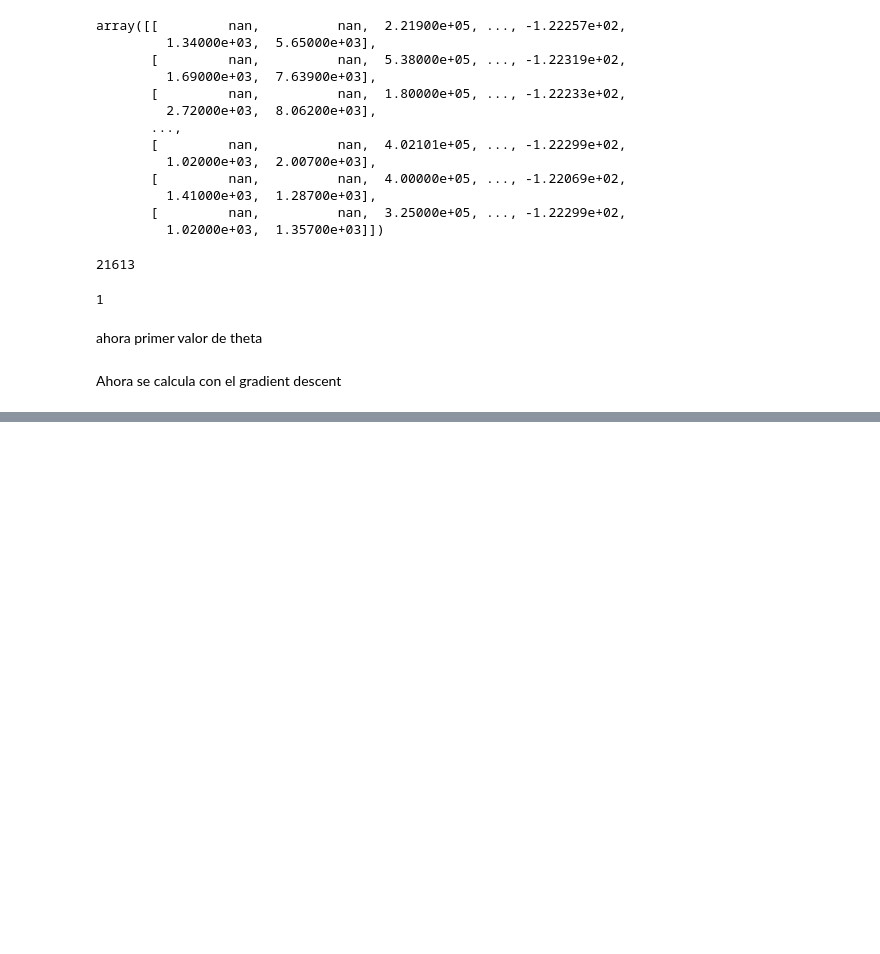
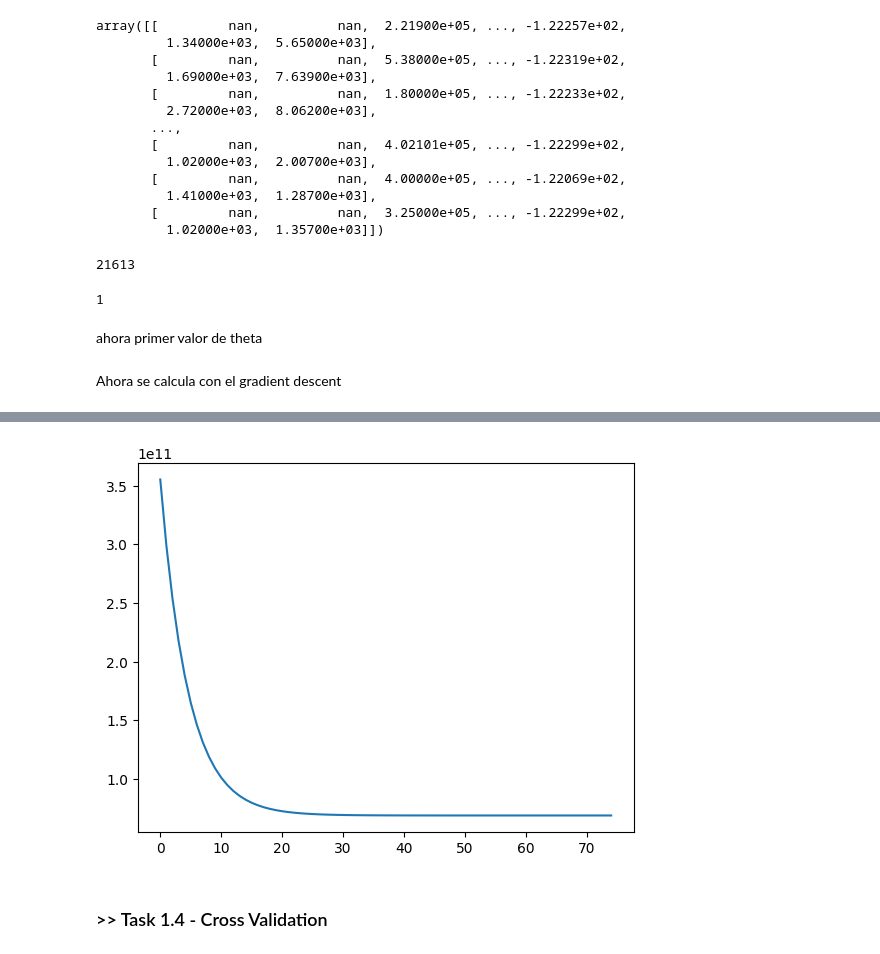
Before and after one commit to MaJu502/regresion-lineal-IA, a Jupyter notebook: regresion_lineal_polinomica.ipynb, the cells around one changed output, grey strips where cells are left out. Cells and saved outputs as stored; diff of their text form; code cells hidden in the pictures; blank space fills up the shorter version.

```diff
--- a/regresion_lineal_polinomica.ipynb
+++ b/regresion_lineal_polinomica.ipynb
@@ -213,0 +271,7 @@ ValueError: matmul: Input operand 1 has a mismatch in its core dimension 0, with
+# %%
+plt.plot(cost) #costo
+plt.show()
+# %% [output]
+[figure, added]
+# %% [markdown]
+### >> Task 1.4 - Cross Validation
```
Also changed, not shown: parts of 20 cells of this notebook.
